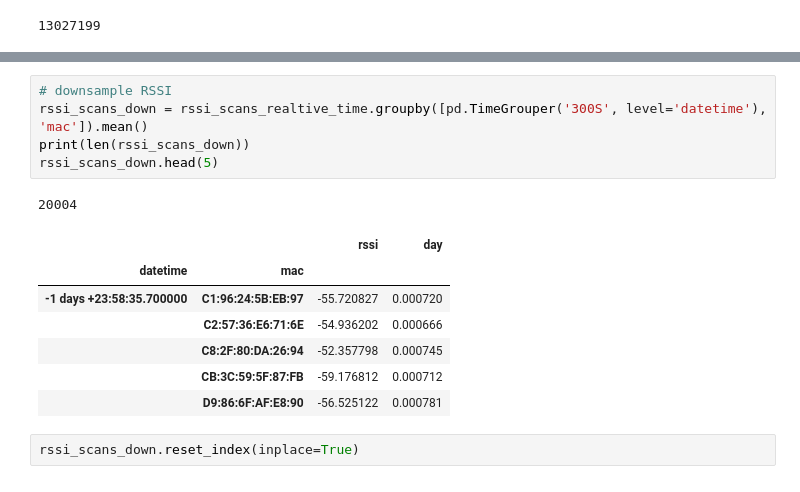
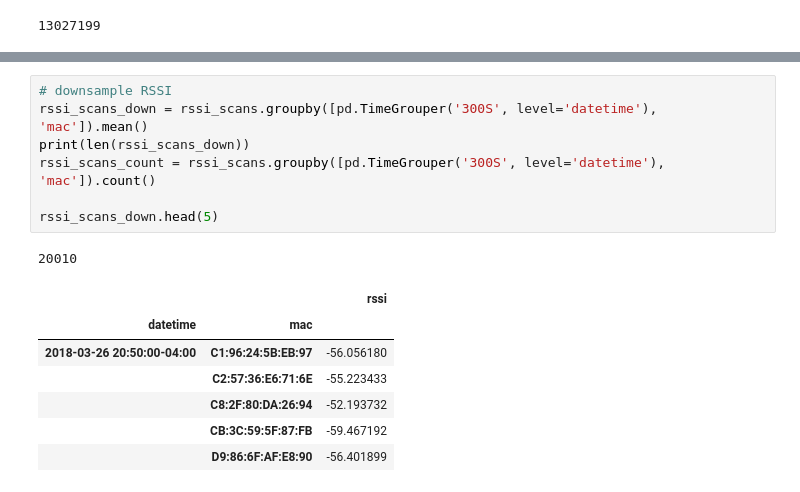
Before and after one commit to HumanDynamics/openbadge-analysis-test-badge, a Jupyter notebook: notebooks/20180326_rssi_voltage_test.ipynb, the cells around one changed output, grey strips where cells are left out. Drawn from its saved outputs; the diff is of its cells as text.

```diff
--- a/notebooks/20180326_rssi_voltage_test.ipynb
+++ b/notebooks/20180326_rssi_voltage_test.ipynb
@@ -474,16 +452,16 @@ rssi_scans_realtive_time.head(5)
 # %%
 # downsample RSSI
-rssi_scans_down = rssi_scans_realtive_time.groupby([pd.TimeGrouper('300S', level='datetime'), 'mac']).mean()
+rssi_scans_down = rssi_scans.groupby([pd.TimeGrouper('300S', level='datetime'), 'mac']).mean()
 print(len(rssi_scans_down))
+rssi_scans_count = rssi_scans.groupby([pd.TimeGrouper('300S', level='datetime'), 'mac']).count()
+
 rssi_scans_down.head(5)
 # %% [output]
-20004
+20010
-|  |  | rssi | day |
-| datetime | mac |  |  |
-| -1 days +23:58:35.700000 | C1:96:24:5B:EB:97 | -55.720827 | 0.000720 |
-|  | C2:57:36:E6:71:6E | -54.936202 | 0.000666 |
-|  | C8:2F:80:DA:26:94 | -52.357798 | 0.000745 |
-|  | CB:3C:59:5F:87:FB | -59.176812 | 0.000712 |
-|  | D9:86:6F:AF:E8:90 | -56.525122 | 0.000781 |
+|  |  | rssi |
+| datetime | mac |  |
+| 2018-03-26 20:50:00-04:00 | C1:96:24:5B:EB:97 | -56.056180 |
+|  | C2:57:36:E6:71:6E | -55.223433 |
+|  | C8:2F:80:DA:26:94 | -52.193732 |
+|  | CB:3C:59:5F:87:FB | -59.467192 |
+|  | D9:86:6F:AF:E8:90 | -56.401899 |
-# %%
-rssi_scans_down.reset_index(inplace=True)
```
Also changed, not shown: parts of 6 cells of this notebook.
